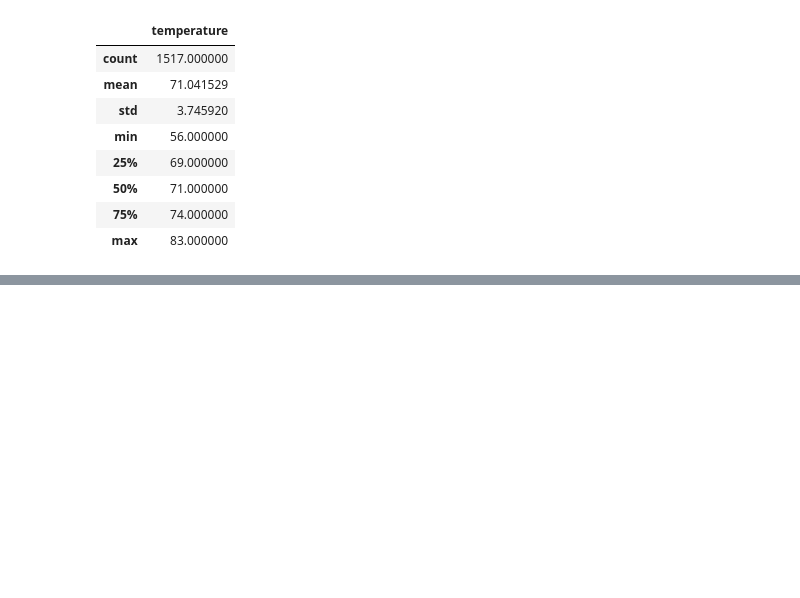
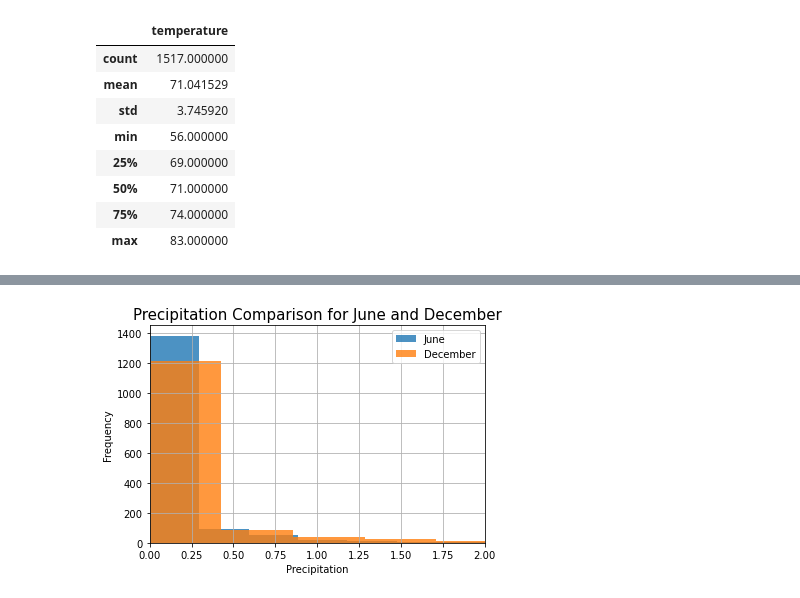
Before and after one commit to rykiprince/Surfs_Up, a Jupyter notebook: SurfsUp_Challenge.ipynb, the cells around one changed output, grey strips where cells are left out. Cells and saved outputs as stored; diff of their text form; code cells hidden in the pictures; blank space fills up the shorter version.

```diff
--- a/SurfsUp_Challenge.ipynb
+++ b/SurfsUp_Challenge.ipynb
@@ -111,0 +141,8 @@ dec_df.describe()
+# %%
+# Extract the precipitation data for June and December
+jun_prcp = session.query(Measurement.date, Measurement.prcp).filter(extract('month', Measurement.date) == 6).all()
+dec_prcp = session.query(Measurement.date, Measurement.prcp).filter(extract('month', Measurement.date) == 12).all()
+# %%
+# June precipitation DataFrame
+jun_prcp_df = pd.DataFrame(jun_prcp, columns=['date','precipitation'])
+jun_prcp_df
@@ -111,0 +175,4 @@ dec_df.describe()
+# %%
+# December precipitation Data Frame
+dec_prcp_df = pd.DataFrame(dec_prcp, columns=['date','precipitation'])
+dec_prcp_df
@@ -111,0 +205,12 @@ dec_df.describe()
+# %%
+# Plot rain frequency
+ax = jun_prcp_df.plot.hist(bins=15,alpha = 0.8)
+dec_prcp_df.plot.hist(bins=15, alpha=0.8, ax=ax)
+ax.set_title('Precipitation Comparison for June and December', fontsize=15)
+ax.set_xlabel('Precipitation')
+ax.set_xlim(0,2)
+ax.legend(['June','December'])
+ax.grid()
+plt.savefig("./Resources/prcp_fig.png")
+# %% [output]
+[figure, added]
```
Also changed, not shown: parts of 9 cells of this notebook, 4 other files.
